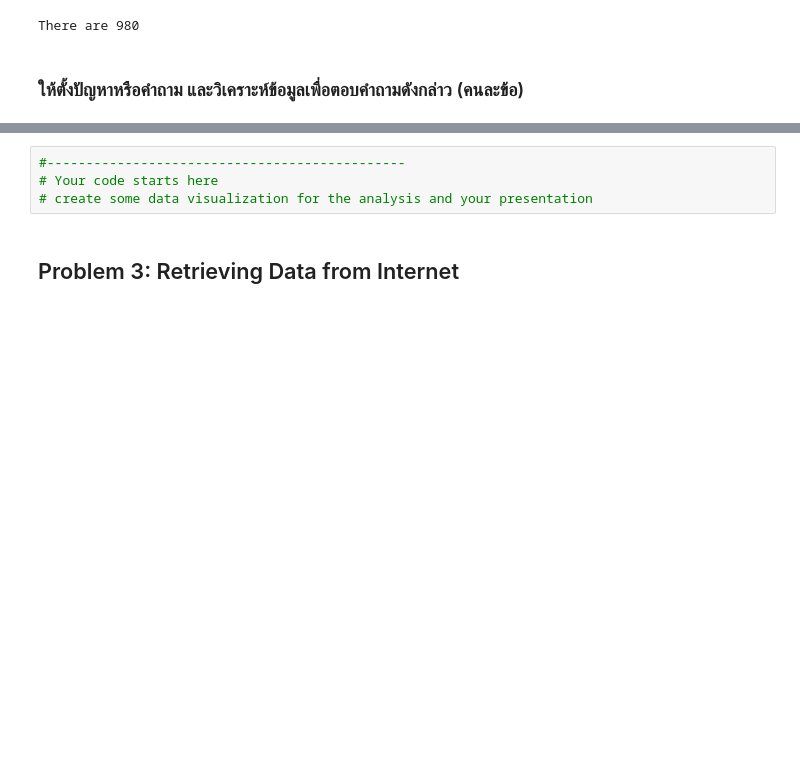
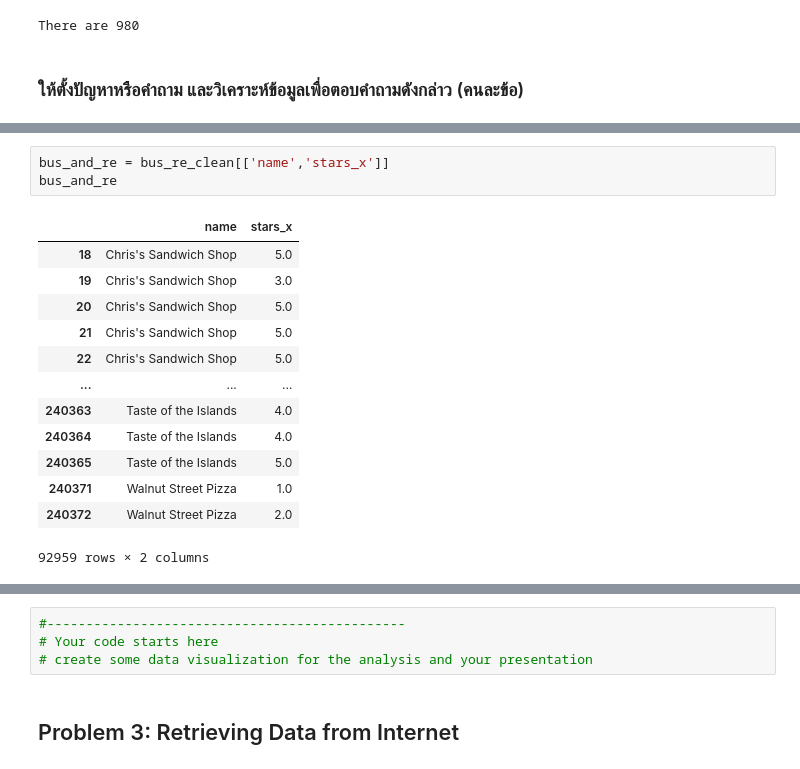
Before and after one commit to TKhahahah/Text_Analytics, a Jupyter notebook: Text_Analytics68.ipynb, the cells around one changed output, grey strips where cells are left out. Drawn from its saved outputs; the diff is of its cells as text; blank space fills up the shorter version.

```diff
--- a/Text_Analytics68.ipynb
+++ b/Text_Analytics68.ipynb
@@ -511,0 +515,17 @@ dtype: int64
+# %%
+bus_and_re = bus_re_clean[['name','stars_x']]
+bus_and_re
+# %% [output]
+|  | name | stars_x |
+| 18 | Chris's Sandwich Shop | 5.0 |
+| 19 | Chris's Sandwich Shop | 3.0 |
+| 20 | Chris's Sandwich Shop | 5.0 |
+| 21 | Chris's Sandwich Shop | 5.0 |
+| 22 | Chris's Sandwich Shop | 5.0 |
+| ... | ... | ... |
+| 240363 | Taste of the Islands | 4.0 |
+| 240364 | Taste of the Islands | 4.0 |
+| 240365 | Taste of the Islands | 5.0 |
+| 240371 | Walnut Street Pizza | 1.0 |
+| 240372 | Walnut Street Pizza | 2.0 |
+92959 rows × 2 columns
```
Also changed, not shown: parts of 10 cells of this notebook.
